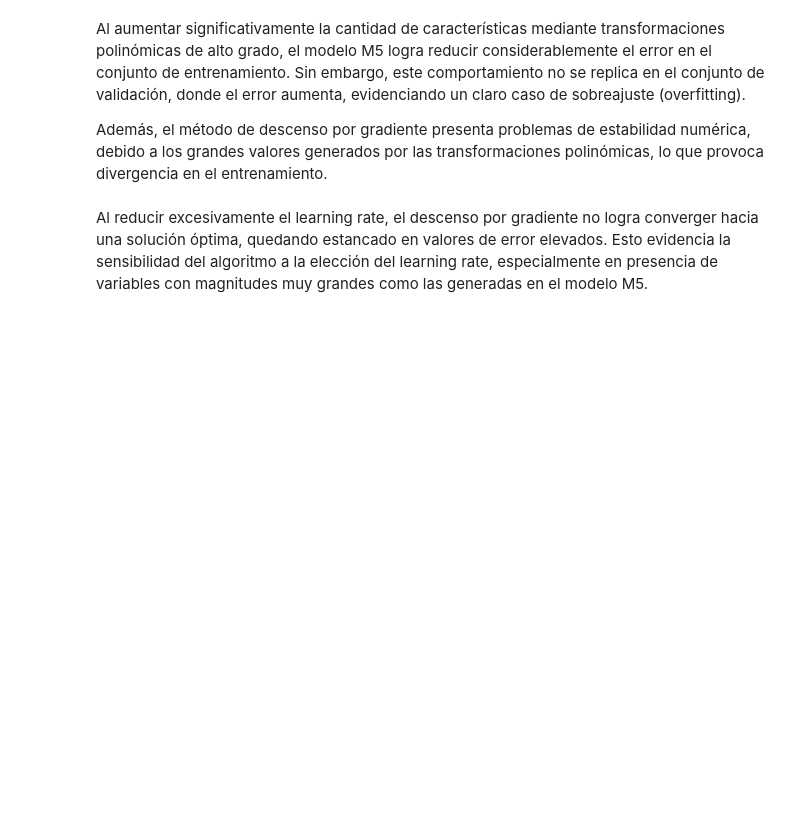
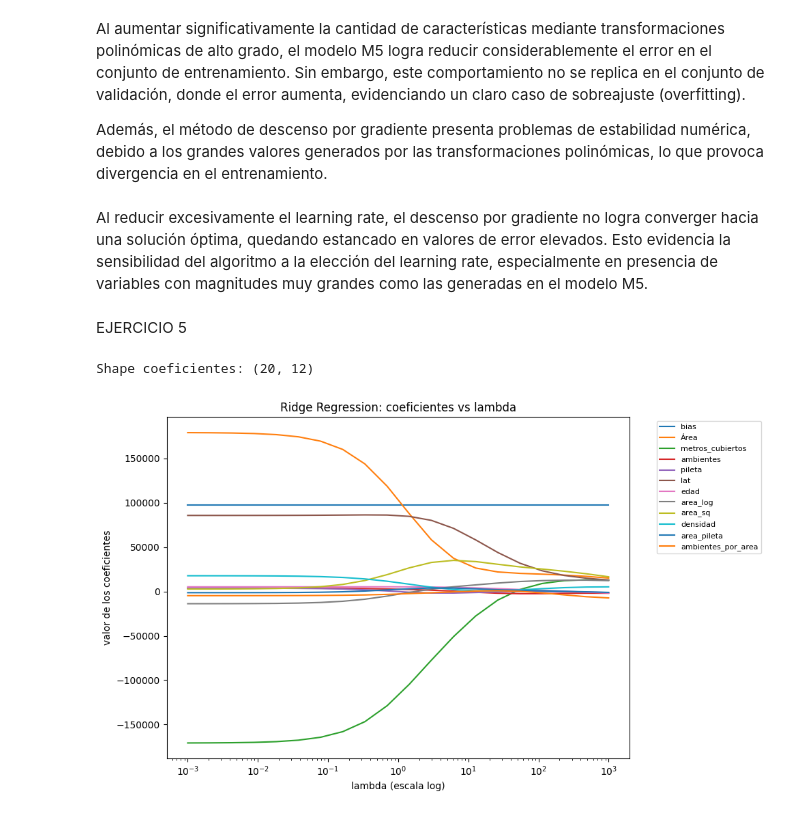
Before and after one commit to biancapaz/ml_tp1, a Jupyter notebook: notebooks/Entrega_TP1.ipynb, the cells around one changed output. Saved outputs shown, nothing was run; the diff lists cells and outputs as text; code cells hidden in the pictures; blank space fills up the shorter version.

```diff
--- a/notebooks/Entrega_TP1.ipynb
+++ b/notebooks/Entrega_TP1.ipynb
@@ -758,3 +743,42 @@ Al aumentar significativamente la cantidad de características mediante transfor
 Además, el método de descenso por gradiente presenta problemas de estabilidad numérica, debido a los grandes valores generados por las transformaciones polinómicas, lo que provoca divergencia en el entrenamiento.
 # %% [markdown]
 Al reducir excesivamente el learning rate, el descenso por gradiente no logra converger hacia una solución óptima, quedando estancado en valores de error elevados. Esto evidencia la sensibilidad del algoritmo a la elección del learning rate, especialmente en presencia de variables con magnitudes muy grandes como las generadas en el modelo M5.
+# %% [markdown]
+EJERCICIO 5
+# %%
+# 1. Definir lambdas (escala log)
+lambdas_L2 = np.logspace(-3, 3, 20)
+
+# 2. Guardar coeficientes
+coefs = []
+
+for l in lambdas_L2:
+    model_L2 = LinearRegression(X_train_M4, y_train, l2=l, l1=0)
+    model_L2.pseudo_inverse()
+
+    coefs.append(model_L2.coef_inv.flatten())
+
+# 3. Convertir a array
+coefs = np.array(coefs)
+
+print("Shape coeficientes:", coefs.shape)
+
+# 4. Graficar
+plt.figure(figsize=(10,6))
+
+for i in range(coefs.shape[1]):
+    plt.plot(lambdas_L2, coefs[:, i], label=model_L2.feature_names[i])
+
+plt.xscale("log")
+plt.xlabel("lambda (escala log)")
+plt.ylabel("valor de los coeficientes")
+plt.title("Ridge Regression: coeficientes vs lambda")
+
+# opcional: si hay muchas features puede saturar
+plt.legend(bbox_to_anchor=(1.05, 1), fontsize=8)
+
+plt.tight_layout()
+plt.show()
+# %% [output]
+Shape coeficientes: (20, 12)
+[figure, added]
```
Also changed, not shown: parts of 13 cells of this notebook, 5 other files.
